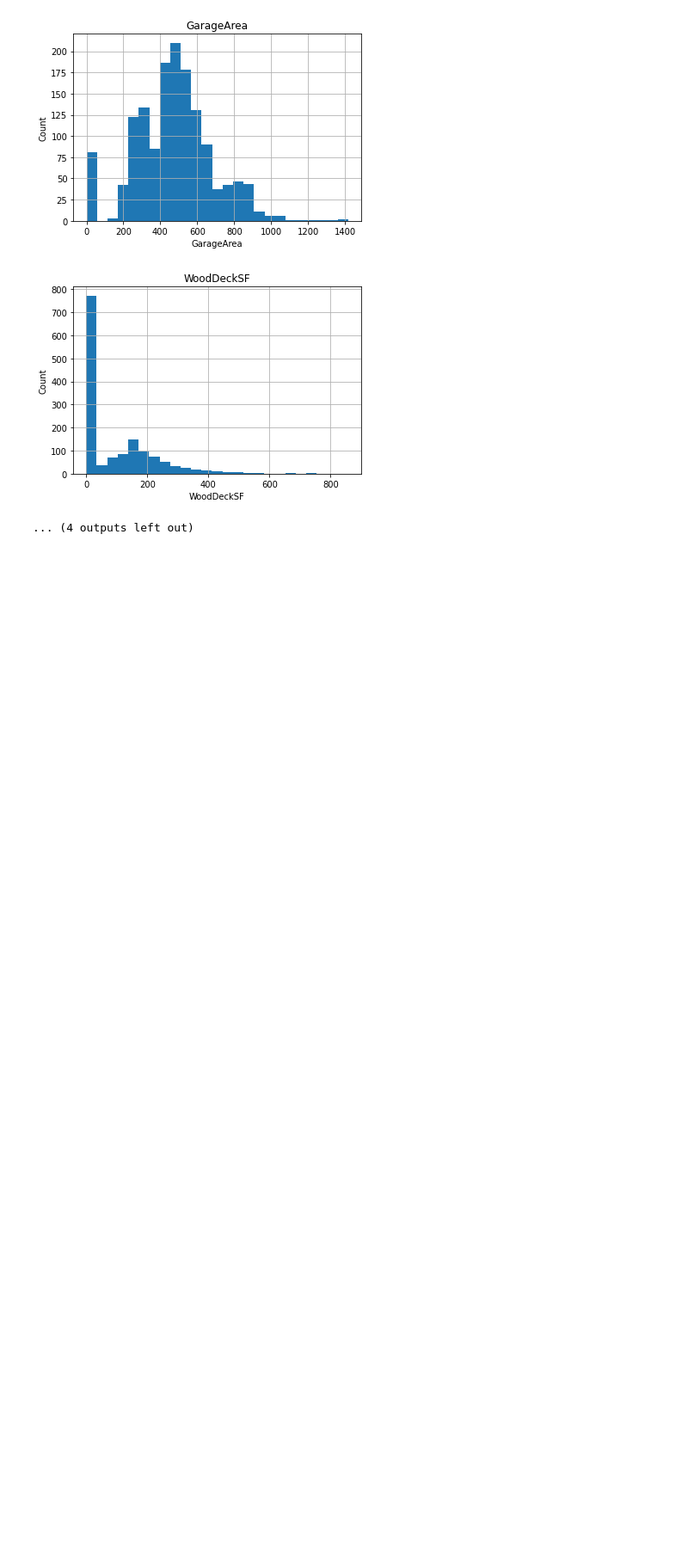
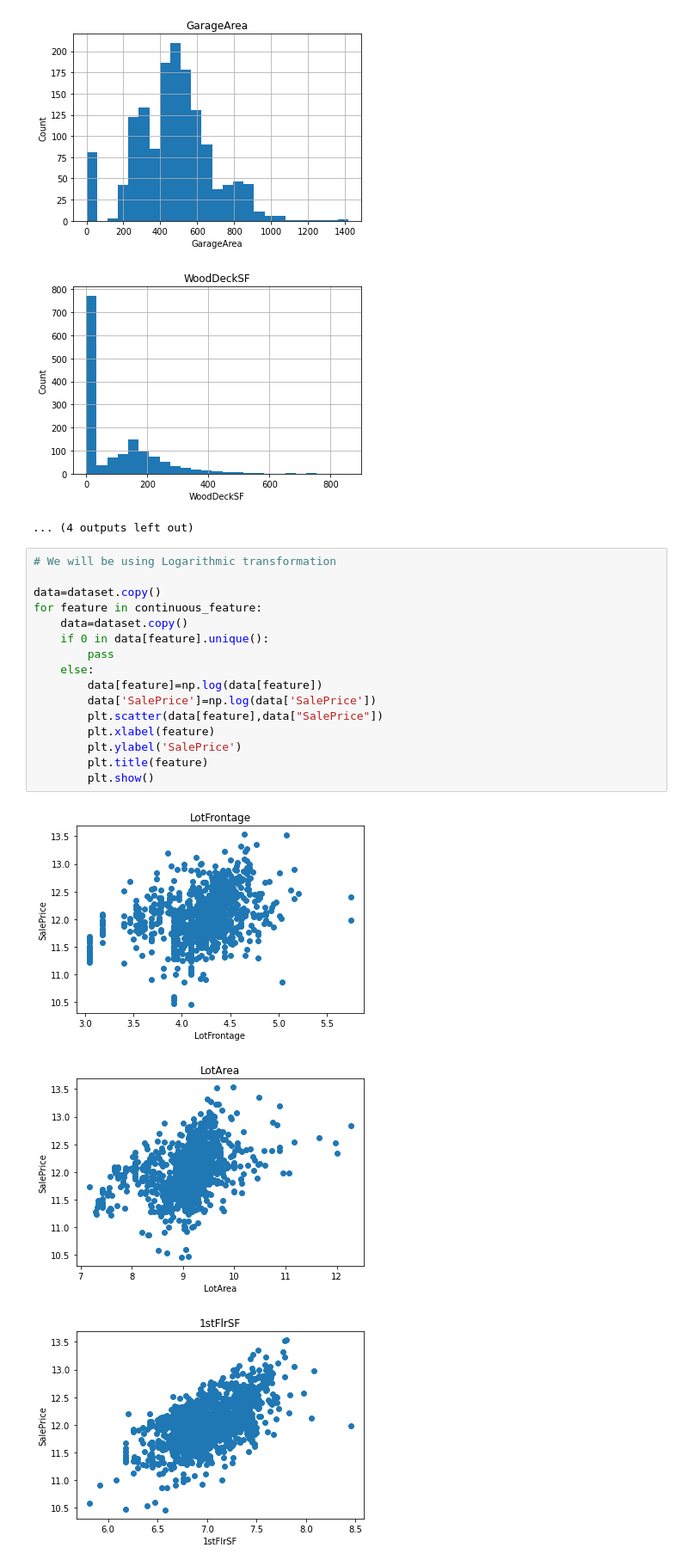
Before and after one commit to ManoranjanThakur/ML_Models-Feature_Engineering-EDA, a Jupyter notebook: advanced-regression-techniques.ipynb, the cells around one changed output. Shown: that part at 86% size. Drawn from its saved outputs; the diff is of its cells as text; blank space fills up the shorter version.

```diff
--- a/advanced-regression-techniques.ipynb
+++ b/advanced-regression-techniques.ipynb
@@ -289,3 +169,23 @@ for feature in continuous_feature:
 [figure]
 [figure]
 ... (4 outputs left out)
+# %%
+# We will be using Logarithmic transformation
+
+data=dataset.copy()
+for feature in continuous_feature:
+    data=dataset.copy()
+    if 0 in data[feature].unique():
+        pass
+    else:
+        data[feature]=np.log(data[feature])
+        data['SalePrice']=np.log(data['SalePrice'])
+        plt.scatter(data[feature],data["SalePrice"])
+        plt.xlabel(feature)
+        plt.ylabel('SalePrice')
+        plt.title(feature)
+        plt.show()
+# %% [output]
+[figure, added]
+[figure, added]
+[figure, added]
```
Also changed, not shown: parts of 22 cells of this notebook.
